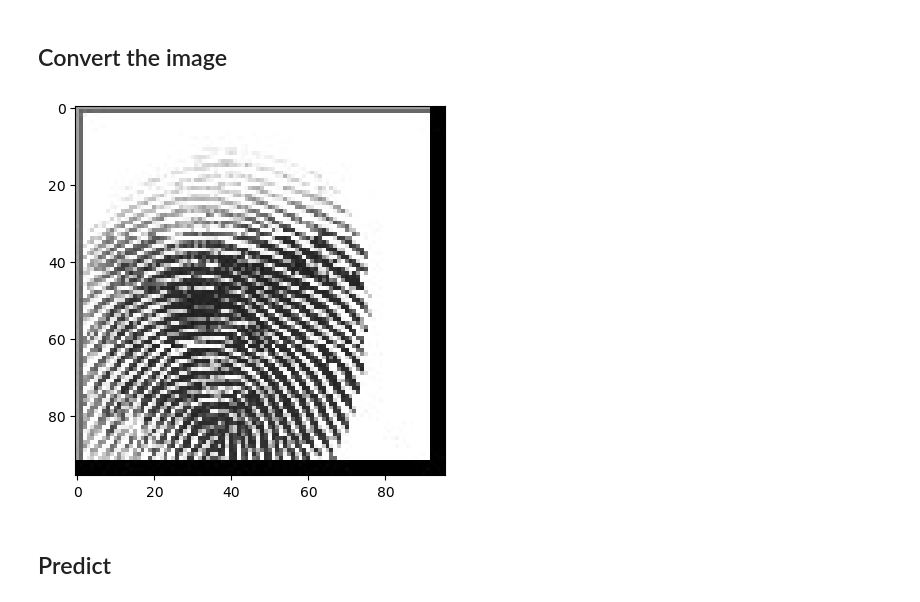
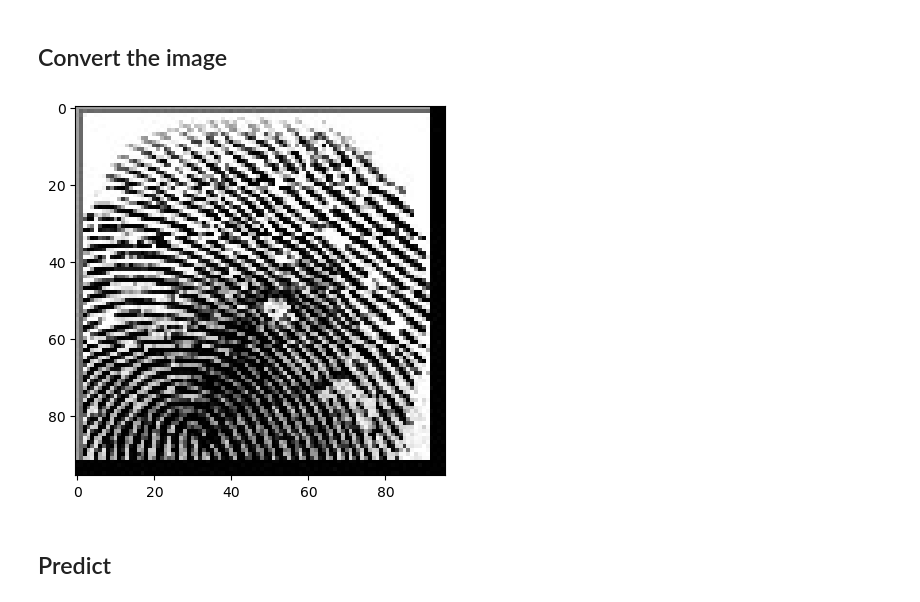
Before and after one commit to redhat-na-ssa/demo-rosa-sagemaker, a Jupyter notebook: notebooks/fingerprint/model_train_s3_leftright.ipynb, the cells around one changed output. Drawn from its saved outputs; the diff is of its cells as text; code cells hidden in the pictures.

```diff
--- a/notebooks/fingerprint/model_train_s3_leftright.ipynb
+++ b/notebooks/fingerprint/model_train_s3_leftright.ipynb
@@ -705,26 +705,26 @@ model = keras.models.load_model(scratch_path + '/fingerprint-models/hand/models/
 # %%
 # un/comment test a print
 #path = scratch_path + '/test/1__M_Right_ring_finger.png'
 #path = scratch_path + '/test/380__M_Right_index_finger.png'
-#path = scratch_path + '/test/466__F_Right_thumb_finger.png'
+path = scratch_path + '/test/466__F_Right_thumb_finger.png'
 #path = scratch_path + '/test/1__M_Left_little_finger.png'
 #path = scratch_path + '/test/105__M_Left_little_finger.png'
-path = scratch_path + '/test/467__M_Left_little_finger.png'
+#path = scratch_path + '/test/467__M_Left_little_finger.png'
 
 # Loads an image into PIL format.
 img = tf.keras.utils.load_img(
     path,
     color_mode="grayscale",
     target_size=(img_height, img_width),
     interpolation='nearest',
 )
 
 plt.imshow(img, cmap='gray')
 
 # Converts a PIL Image instance to a Numpy array.
 img_array = tf.keras.utils.img_to_array(img)
 # %% [output]
-[figure, old version]
+[figure, new version]
 # %% [markdown]
 ## Predict
 # %%
```
Also changed, not shown: parts of 3 cells of this notebook.
